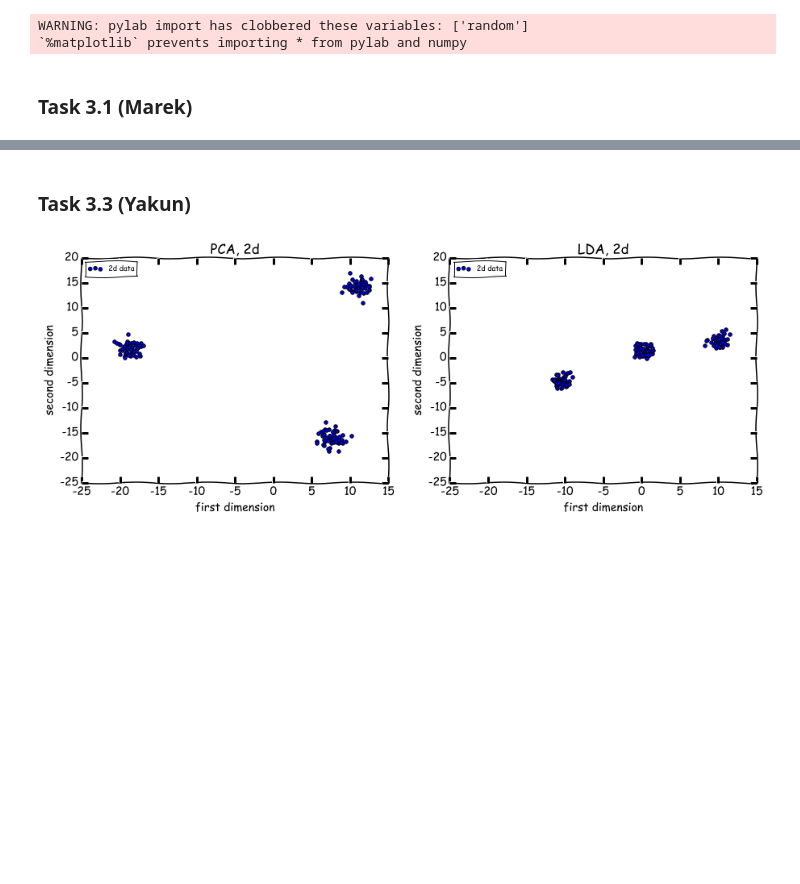
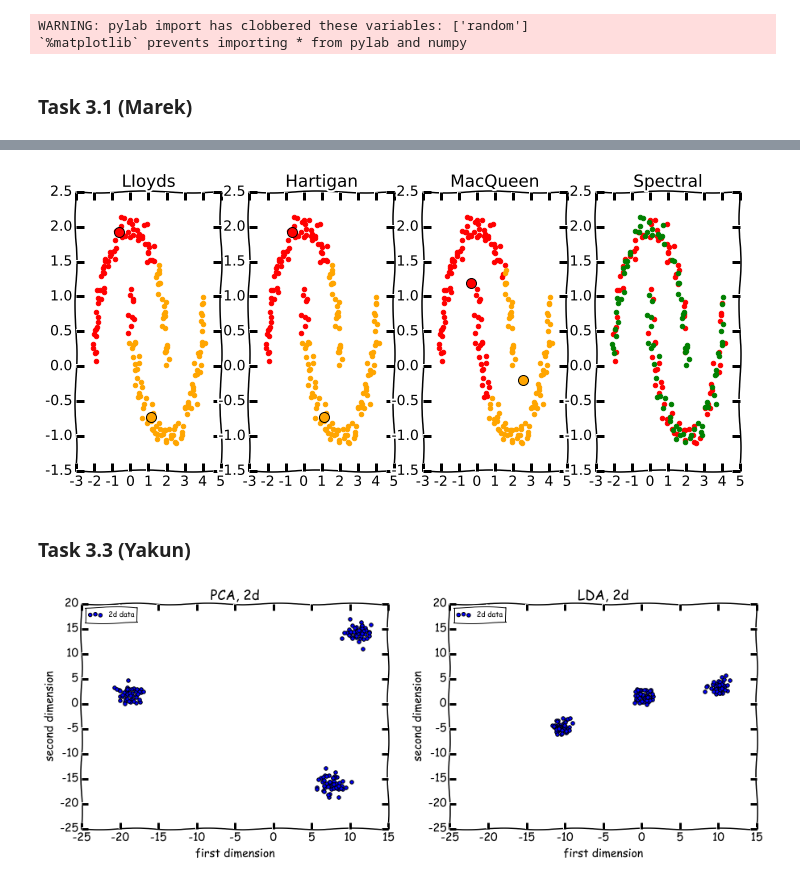
Before and after one commit to liyakun/Pattern-Recognition, a Jupyter notebook: ThirdProject/src3.ipynb, the cells around one changed output, grey strips where cells are left out. Saved outputs shown, nothing was run; the diff lists cells and outputs as text; code cells hidden in the pictures; blank space fills up the shorter version.

```diff
--- a/ThirdProject/src3.ipynb
+++ b/ThirdProject/src3.ipynb
@@ -277,53 +255,59 @@ MacQueen algorithm average time:    0.00734939575195
 # %%
-# data = np.loadtxt('resources/data-clustering-2.csv', None, comments='#', delimiter=',')
-# #plt.scatter(data[0],data[1])
+data = np.loadtxt('resources/data-clustering-2.csv', None, comments='#', delimiter=',')
 
-# k = 2
-
+k = 2
+fig = plt.figure(figsize=(15,5))
+axs1 = fig.add_subplot(151)
+axs2 = fig.add_subplot(152)
+axs3 = fig.add_subplot(153)
+axs4 = fig.add_subplot(154)
 # #use lloyds here
+[indexes, centers] = LIoyds(data , k)
+axs1 = plotData(data,indexes,centers, k, "LIoyds" , axs1)
+# #use Hartigan here
+[indexes, centers] = Hartigan(data , k)
+axs2 = plotData(data,indexes,centers, k, "Hartigan", axs2)
 # #use MacQueen here
-# #use Hartigan here
-
-# n = len(data[0])
-# S = np.zeros((n,n))
-# beta = 1
-
-# #spectral clustering
-# for i in range(n):
-#     for j in range(n):
-#         xi = data[:,i]
-#         xj = data[:,j]
-#         S[i][j] = np.exp(-beta*(np.linalg.norm(xi-xj)**2))
-#     D[i][i] = np.sum(S[i])
-
-# L = D - S
-# eigval,eigvec = numpy.linalg.eig(L)
-# sort = np.argsort(eigval)
-# eigval = eigval[sort]
-# eigvec = eigvec[sort]
+[indexes, centers] = MacQueen(data , k)
+axs3 = plotData(data,indexes,centers, k, "MacQueen", axs3)
 
 
-# cluster1 = [[],[]]
-# cluster2 = [[],[]]
-# for i in range(n):
-#     if eigvec[2][i] > 0:
-#         cluster1[0].append(data[0][i])
-#         cluster1[1].append(data[1][i])
-#     else:
-#         cluster2[0].append(data[0][i])
-#         cluster2[1].append(data[1][i])
+n = len(data[0])
+beta = 1
+S = np.zeros((n,n))
+D = np.zeros((n,n))
+# spectral clustering
+for i in range(n):
+    for j in range(n):
+        xi = data[:,i]
+        xj = data[:,j]
+        S[i][j] = np.exp(-beta*(np.linalg.norm(xi-xj)**2))
+    D[i][i] = np.sum(S[i])
 
-# #plt.show()
+L = D - S
 
-# fig,axes = subplots(ncols=2, figsize=(15,5))
-# ax = axes[0]
-# ax.scatter(cluster1[0],cluster1[1], color='r')
-# ax.scatter(cluster2[0],cluster2[1], color='g')
-# plt.show()
+# compute eigen values and eigen vectors, ascending order
+eigval, eigvec = la.eigh(L)
 
 #To cluster the given data into two clusters C1 and C2, do the following:
 #If entry i of u2 is greater than 0 assign xi to cluster C1,
 #it it is less than zero, assign xi to cluster C2.
+cluster1 = [[],[]]
+cluster2 = [[],[]]
+for i in range(n):
+    if eigvec[1][i] > 0:
+        cluster1[0].append(data[0][i])
+        cluster1[1].append(data[1][i])
+    else:
+        cluster2[0].append(data[0][i])
+        cluster2[1].append(data[1][i])
+
+axs4.scatter(cluster1[0],cluster1[1], color='r')
+axs4.scatter(cluster2[0],cluster2[1], color='g')
+axs4.set_title('Spectral')
+plt.show()
+# %% [output]
+[figure, added]
 # %% [markdown]
 ### Task 3.3 (Yakun)
 # %%
```
Also changed, not shown: parts of 6 cells of this notebook, 1 other file.
